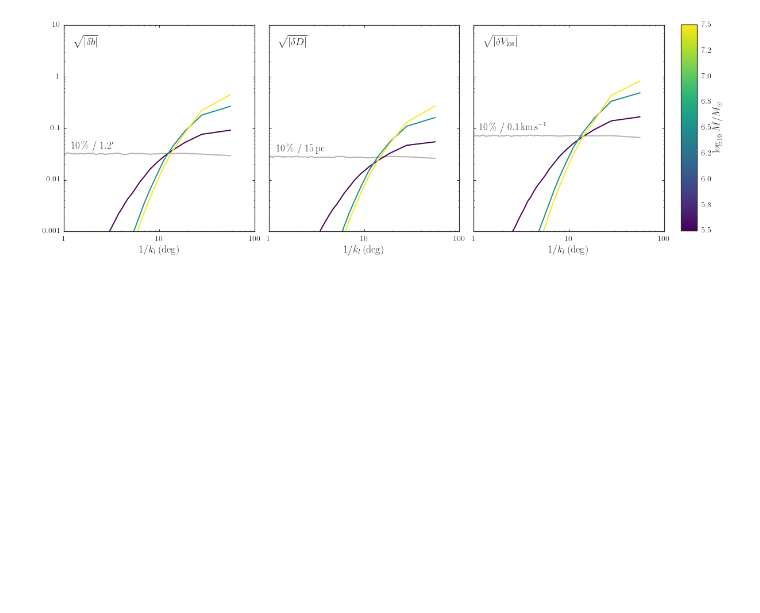
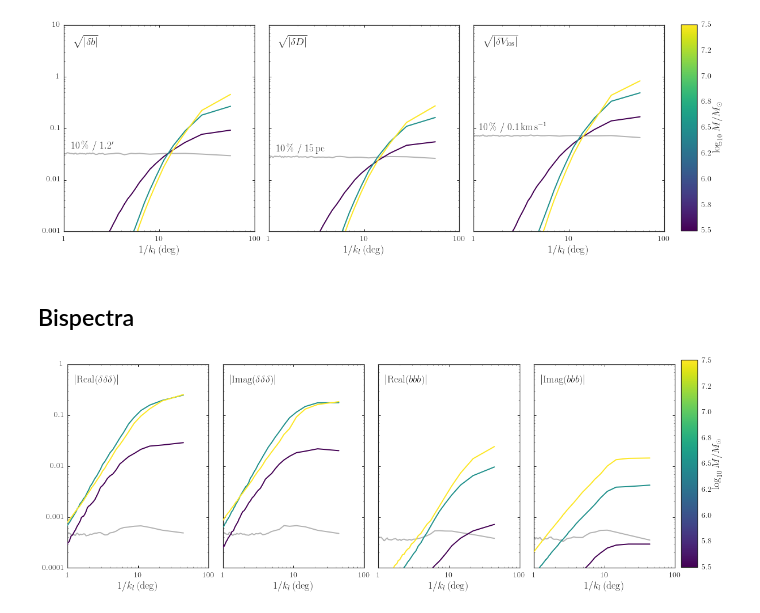
Before and after one commit to jobovy/streamgap-pepper, a Jupyter notebook: StreamPepperAnalysisGD1LikeObserved.ipynb, the cells around one changed output. Drawn from its saved outputs; the diff is of its cells as text; code cells hidden in the pictures; blank space fills up the shorter version.

Commit message:
Update observed plots with bispectrum

```diff
--- a/StreamPepperAnalysisGD1LikeObserved.ipynb
+++ b/StreamPepperAnalysisGD1LikeObserved.ipynb
@@ -490,3 +497,5 @@ if save_figures:
     bovy_plot.bovy_end_print(os.path.join(os.getenv('PAPERSDIR'),'2016-stream-stats','gd1like_crossObs_massranges.pdf'))
 # %% [output]
 [figure]
+# %% [markdown]
+## Bispectra
@@ -492,0 +638,28 @@ if save_figures:
+# %%
+bovy_plot.bovy_print(axes_labelsize=18.,xtick_labelsize=14.,ytick_labelsize=14.)
+cmap= cm.viridis
+if save_figures:
+    figsize(12,4.25)
+    fig= figure()
+    fig.subplots_adjust(left=0.065,right=0.8875,bottom=0.135,top=0.95,wspace=0.1)
+else:
+    figsize(16,6)
+plot_all_bispectrum(os.path.join(basefilename,'gd1_t64sampling_X5_5.5_dens.dat'),
+                    color=color_from_colormap(5.5,cmap,5.5,7.5),zorder=7,nsim=None,
+                    err_color='0.7')
+plot_all_bispectrum(os.path.join(basefilename,'gd1_t64sampling_X5_6.5_dens.dat'),
+                    color=color_from_colormap(6.5,cmap,5.5,7.5),zorder=7,nsim=None,
+                    errs=[None,None])
+plot_all_bispectrum(os.path.join(basefilename,'gd1_t64sampling_X5_7.5_dens.dat'),
+                    color=color_from_colormap(7.5,cmap,5.5,7.5),zorder=7,nsim=None,
+                    errs=[None,None])
+set_ranges_and_labels_bispectrum(high=1.)
+if not save_figures: tight_layout()
+add_colorbar_bispectrum(5.5,7.5,r'$\log_{10} M/M_\odot$',save_figures=save_figures)
+if save_figures:
+    bovy_plot.bovy_end_print(os.path.join(os.getenv('PAPERSDIR'),'2016-stream-stats',
+                                          'gd1like_bispectrum_obs_massranges.pdf'))
+else:
+    tight_layout()
+# %% [output]
+[figure, added]
```
Also changed, not shown: parts of 4 cells of this notebook.
